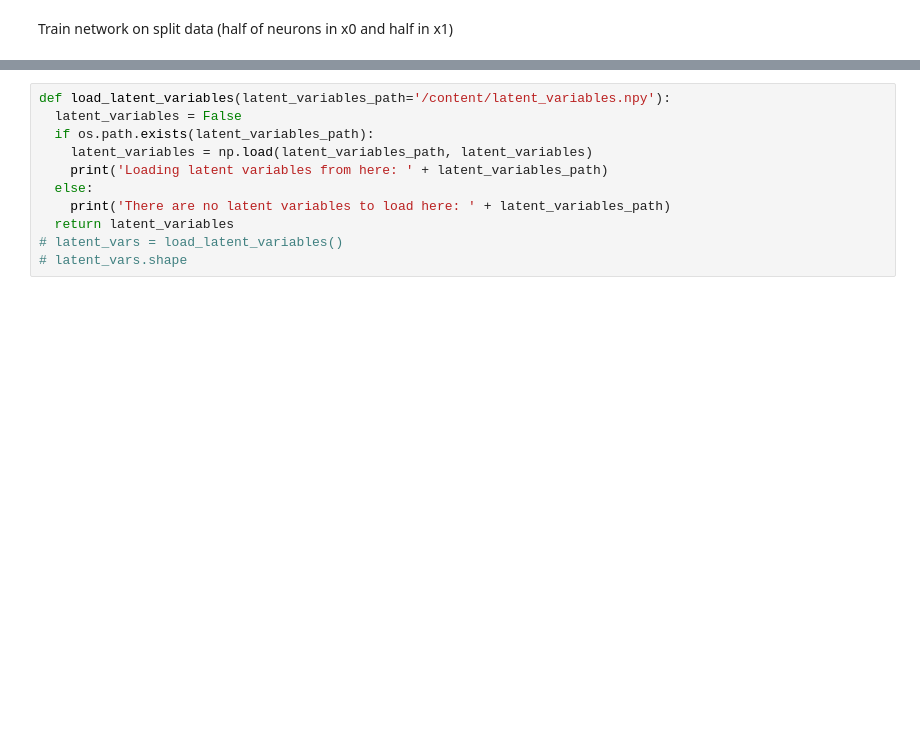
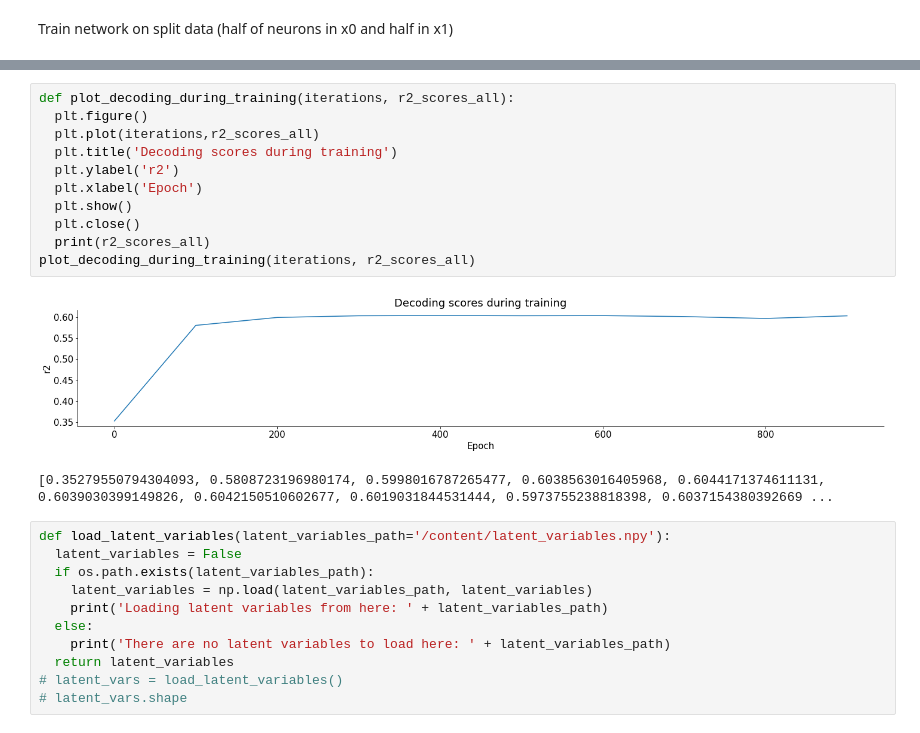
Before and after one commit to klaragerlei/GoatsOfAllTime, a Jupyter notebook: klara_RNN.ipynb, the cells around one changed output, grey strips where cells are left out. Saved outputs shown, nothing was run; the diff lists cells and outputs as text; blank space fills up the shorter version.

```diff
--- a/klara_RNN.ipynb
+++ b/klara_RNN.ipynb
@@ -423,3 +471,17 @@ Saving latent variables here: /content/latent_variables_all_no_bidi.npy
+# %%
+def plot_decoding_during_training(iterations, r2_scores_all):
+  plt.figure()
+  plt.plot(iterations,r2_scores_all)
+  plt.title('Decoding scores during training')
+  plt.ylabel('r2')
+  plt.xlabel('Epoch')
+  plt.show()
+  plt.close()
+  print(r2_scores_all)
+plot_decoding_during_training(iterations, r2_scores_all)
+# %% [output]
+[figure, added]
+[0.35279550794304093, 0.5808723196980174, 0.5998016787265477, 0.6038563016405968, 0.6044171374611131, 0.6039030399149826, 0.6042150510602677, 0.6019031844531444, 0.5973755238818398, 0.6037154380392669 ...
 # %%
 def load_latent_variables(latent_variables_path='/content/latent_variables.npy'):
   latent_variables = False
```
Also changed, not shown: parts of 12 cells of this notebook.
